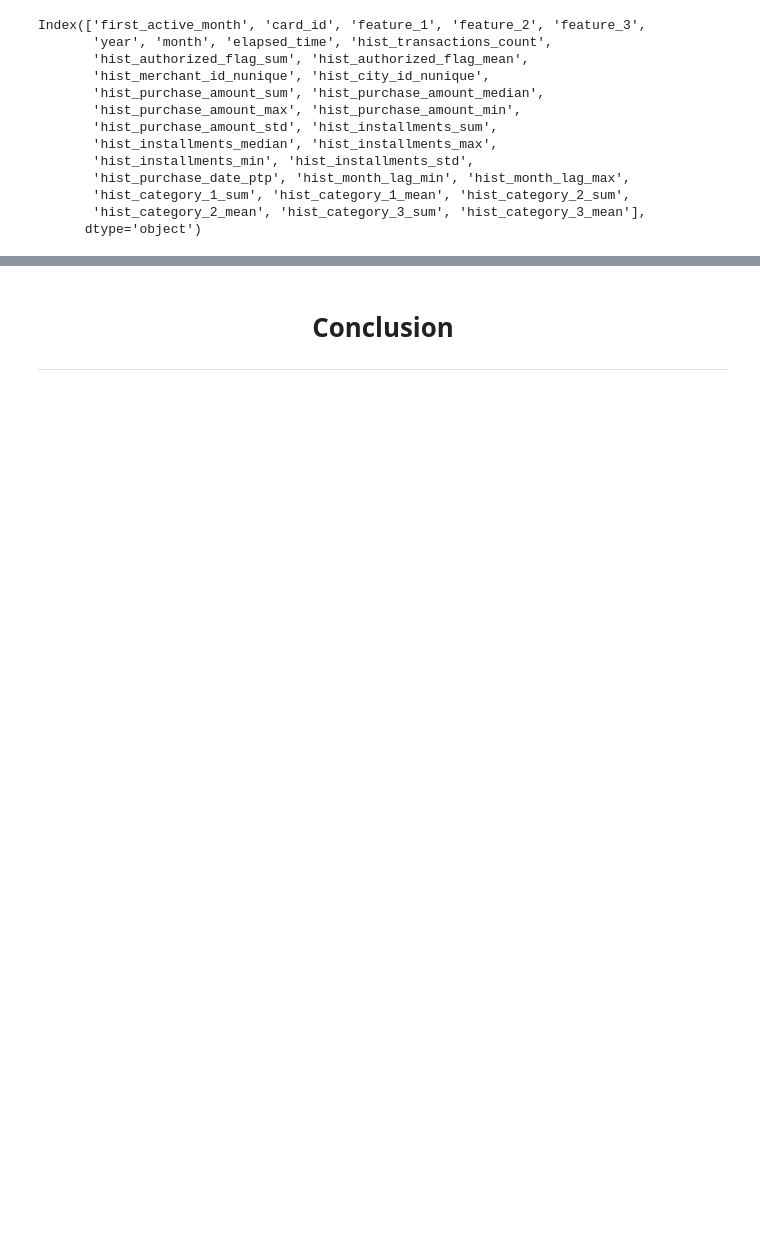
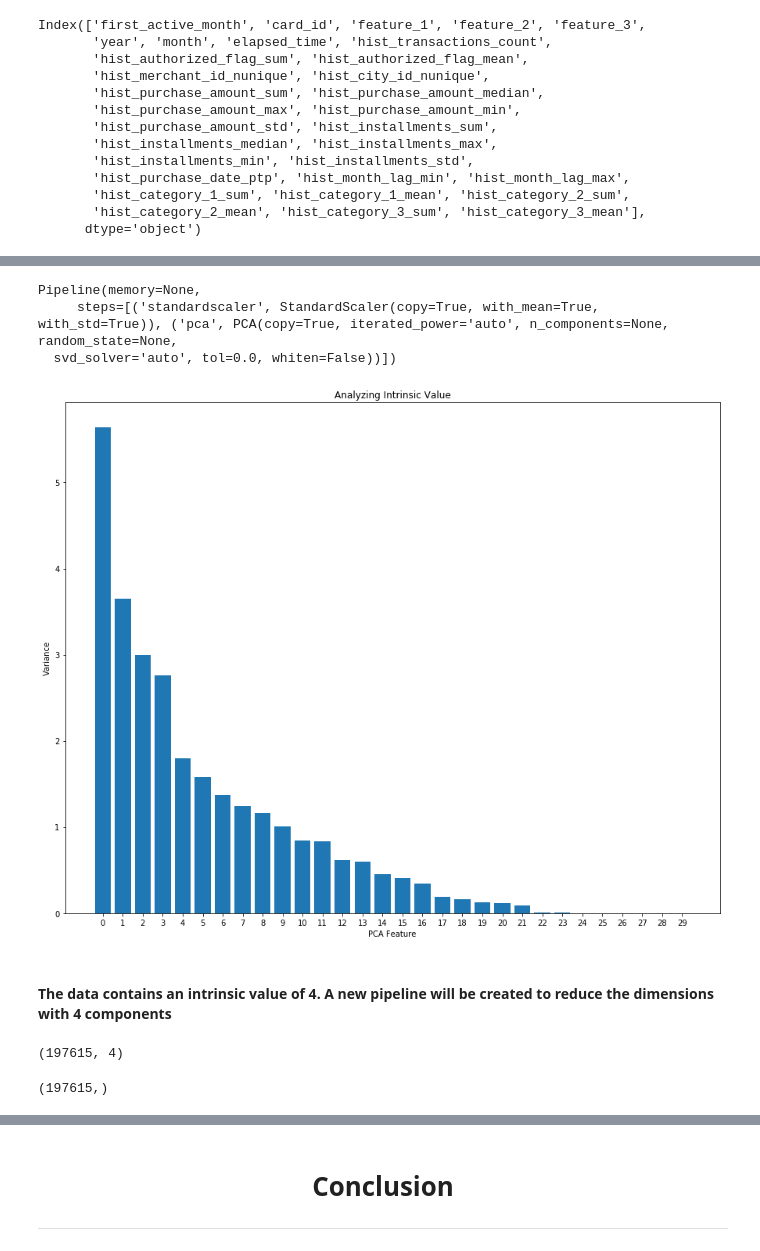
Before and after one commit to ameen-abdelghani/Capstone2_ELO, a Jupyter notebook: Capstone2_Loyalty_Score_Prediction.ipynb, the cells around one changed output, grey strips where cells are left out. Cells and saved outputs as stored; diff of their text form; code cells hidden in the pictures; blank space fills up the shorter version.

```diff
--- a/Capstone2_Loyalty_Score_Prediction.ipynb
+++ b/Capstone2_Loyalty_Score_Prediction.ipynb
@@ -591,0 +696,23 @@ preds = xg_reg.predict(y_test)
+# %%
+scaler = StandardScaler()
+pca = PCA()
+pipeline = make_pipeline(scaler, pca)
+
+pipeline.fit(new_train2)
+# %% [output]
+Pipeline(memory=None,
+     steps=[('standardscaler', StandardScaler(copy=True, with_mean=True, with_std=True)), ('pca', PCA(copy=True, iterated_power='auto', n_components=None, random_state=None,
+  svd_solver='auto', tol=0.0, whiten=False))])
+# %%
+features = range(pca.n_components_)
+# %%
+plt.bar(features, pca.explained_variance_)
+plt.xticks(features)
+plt.ylabel('Variance')
+plt.xlabel('PCA Feature')
+plt.title('Analyzing Intrinsic Value')
+plt.show()
+# %% [output]
+[figure, added]
+# %% [markdown]
+#### The data contains an intrinsic value of 4. A new pipeline will be created to reduce the dimensions with 4 components
@@ -591,0 +725,8 @@ preds = xg_reg.predict(y_test)
+# %%
+pca_features.shape #The PCA features has 4 columns as expected
+# %% [output]
+(197615, 4)
+# %%
+y_train.shape # As desired the two have the same rows
+# %% [output]
+(197615,)
```
Also changed, not shown: parts of 46 cells of this notebook.
